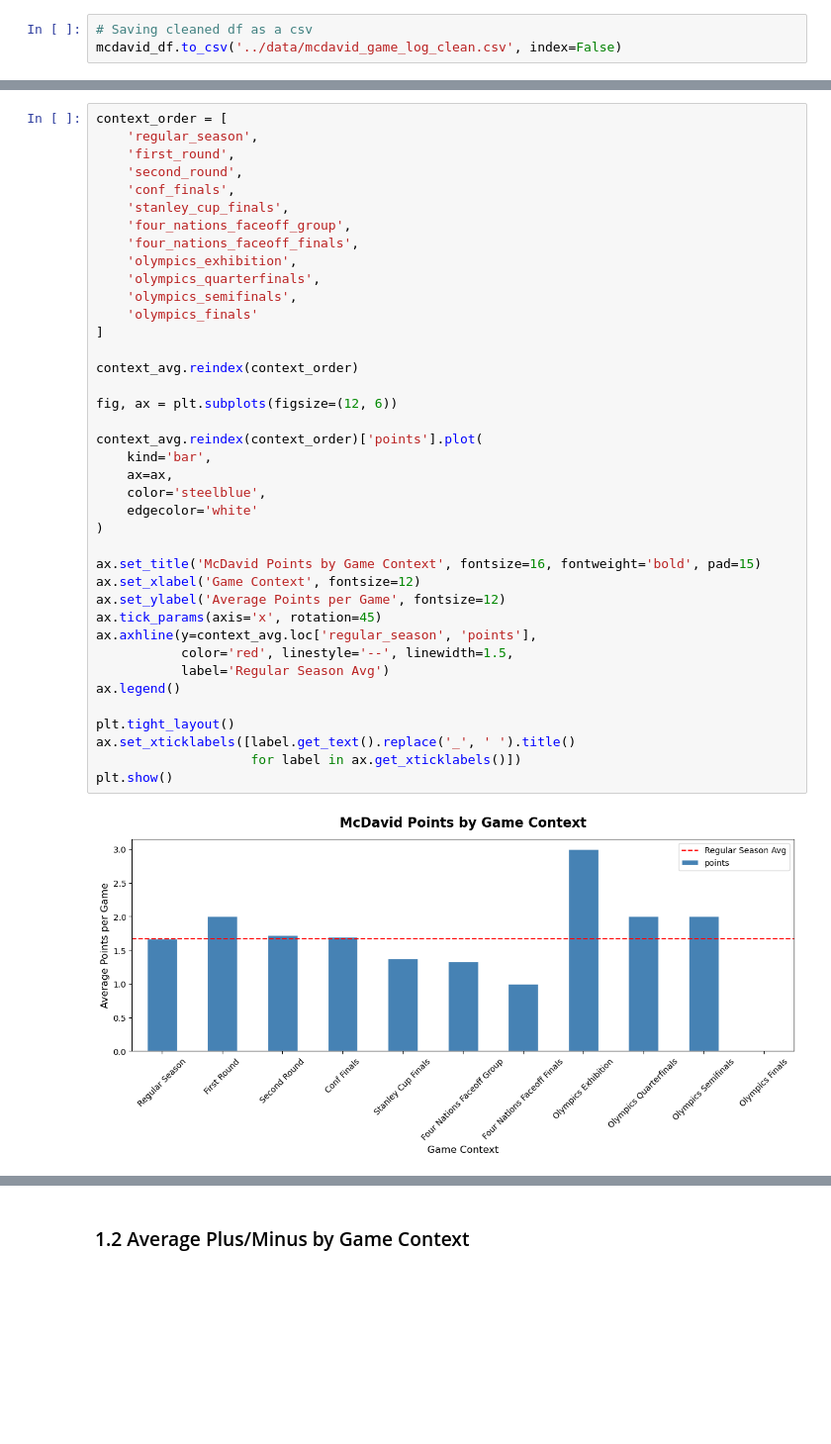
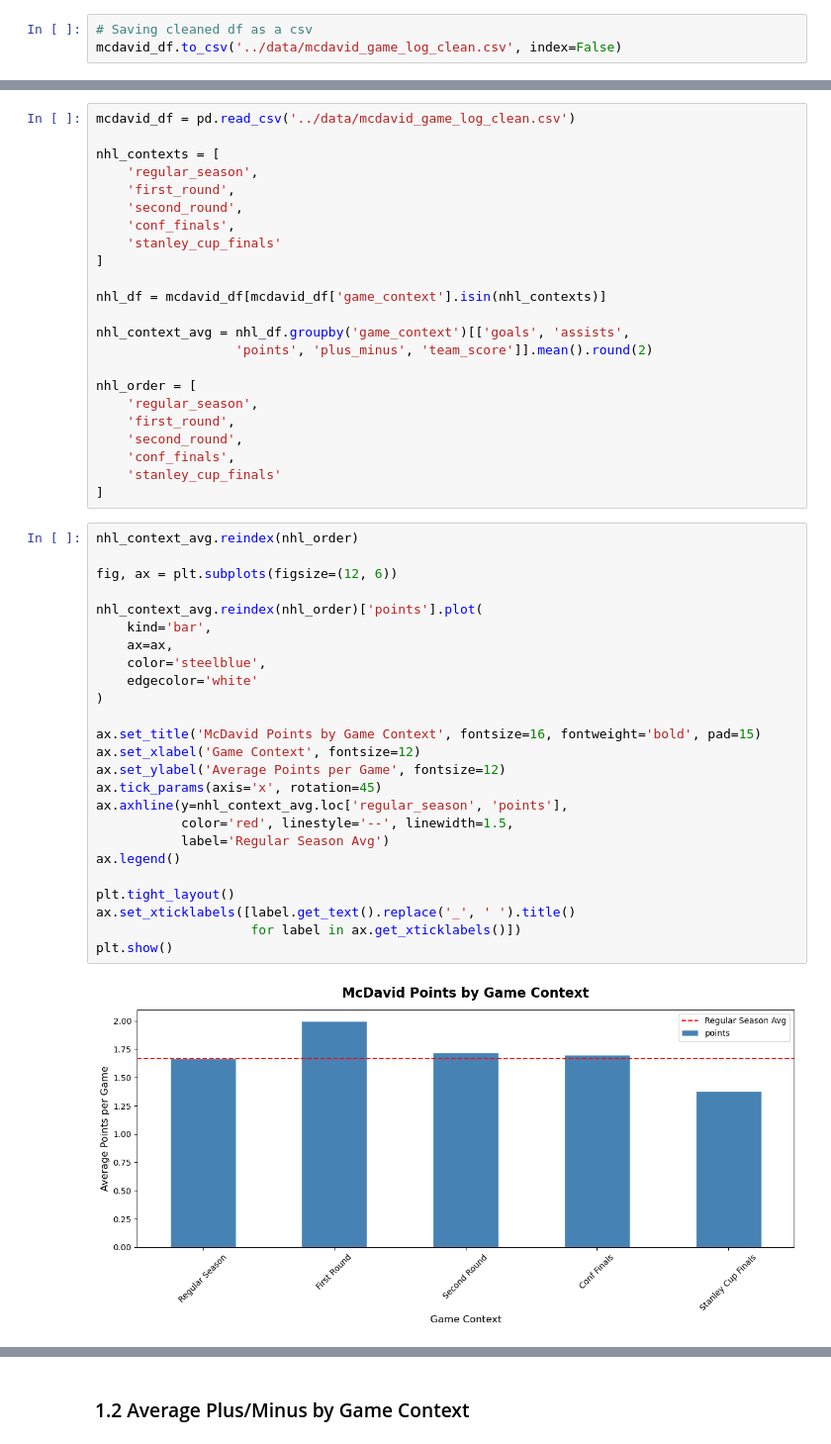
Before and after one commit to KylanHuynh7/Variance97, a Jupyter notebook: notebooks/01_data_loading_and_exploration.ipynb, the cells around one changed output, grey strips where cells are left out. Shown at 99% size. Cells and saved outputs as stored; diff of their text form; blank space fills up the shorter version.

```diff
--- a/notebooks/01_data_loading_and_exploration.ipynb
+++ b/notebooks/01_data_loading_and_exploration.ipynb
@@ -65,43 +60,52 @@ context_avg
+# %%
+mcdavid_df = pd.read_csv('../data/mcdavid_game_log_clean.csv')
+
+nhl_contexts = [
+    'regular_season',
+    'first_round',
+    'second_round',
+    'conf_finals',
+    'stanley_cup_finals'
+]
+
+nhl_df = mcdavid_df[mcdavid_df['game_context'].isin(nhl_contexts)]
+
+nhl_context_avg = nhl_df.groupby('game_context')[['goals', 'assists',
+                  'points', 'plus_minus', 'team_score']].mean().round(2)
+
+nhl_order = [
+    'regular_season',
+    'first_round',
+    'second_round',
+    'conf_finals',
+    'stanley_cup_finals'
+]
 # %%
-context_order = [
-    'regular_season',
-    'first_round',
-    'second_round',
-    'conf_finals',
-    'stanley_cup_finals',
-    'four_nations_faceoff_group',
-    'four_nations_faceoff_finals',
-    'olympics_exhibition',
-    'olympics_quarterfinals',
-    'olympics_semifinals',
-    'olympics_finals'
-]
-
-context_avg.reindex(context_order)
+nhl_context_avg.reindex(nhl_order)
 
 fig, ax = plt.subplots(figsize=(12, 6))
 
-context_avg.reindex(context_order)['points'].plot(
+nhl_context_avg.reindex(nhl_order)['points'].plot(
     kind='bar',
     ax=ax,
     color='steelblue',
     edgecolor='white'
 )
 
 ax.set_title('McDavid Points by Game Context', fontsize=16, fontweight='bold', pad=15)
 ax.set_xlabel('Game Context', fontsize=12)
 ax.set_ylabel('Average Points per Game', fontsize=12)
 ax.tick_params(axis='x', rotation=45)
-ax.axhline(y=context_avg.loc['regular_season', 'points'],
+ax.axhline(y=nhl_context_avg.loc['regular_season', 'points'],
            color='red', linestyle='--', linewidth=1.5,
            label='Regular Season Avg')
 ax.legend()
 
 plt.tight_layout()
 ax.set_xticklabels([label.get_text().replace('_', ' ').title()
                     for label in ax.get_xticklabels()])
 plt.show()
 # %% [output]
-[figure, old version]
+[figure, new version]
 # %% [markdown]
 ### Interpretation
```
Also changed, not shown: parts of 23 cells of this notebook.
